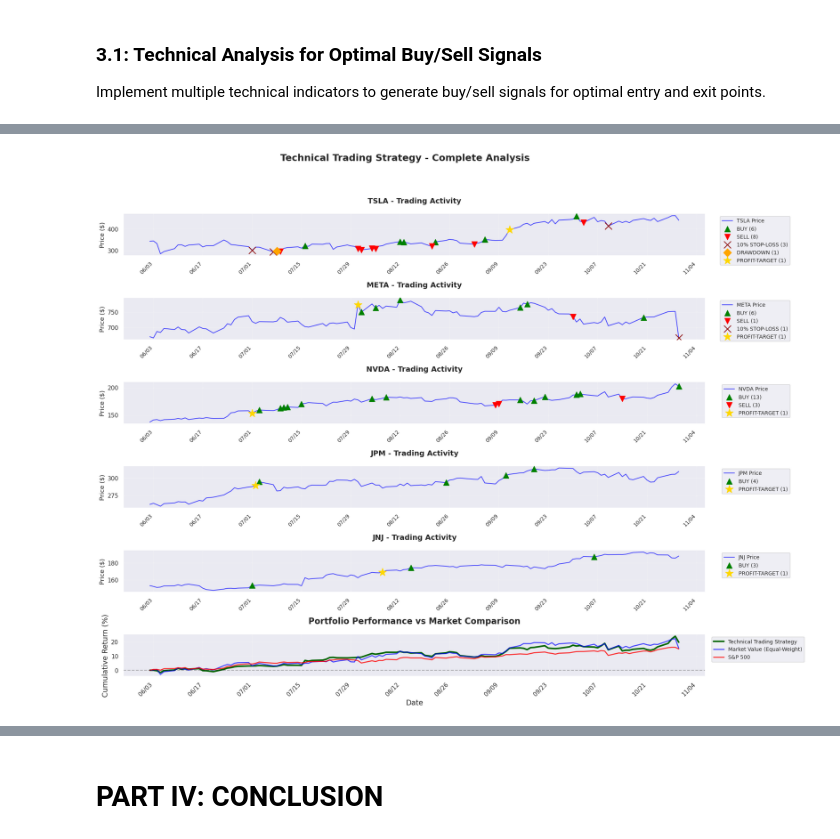
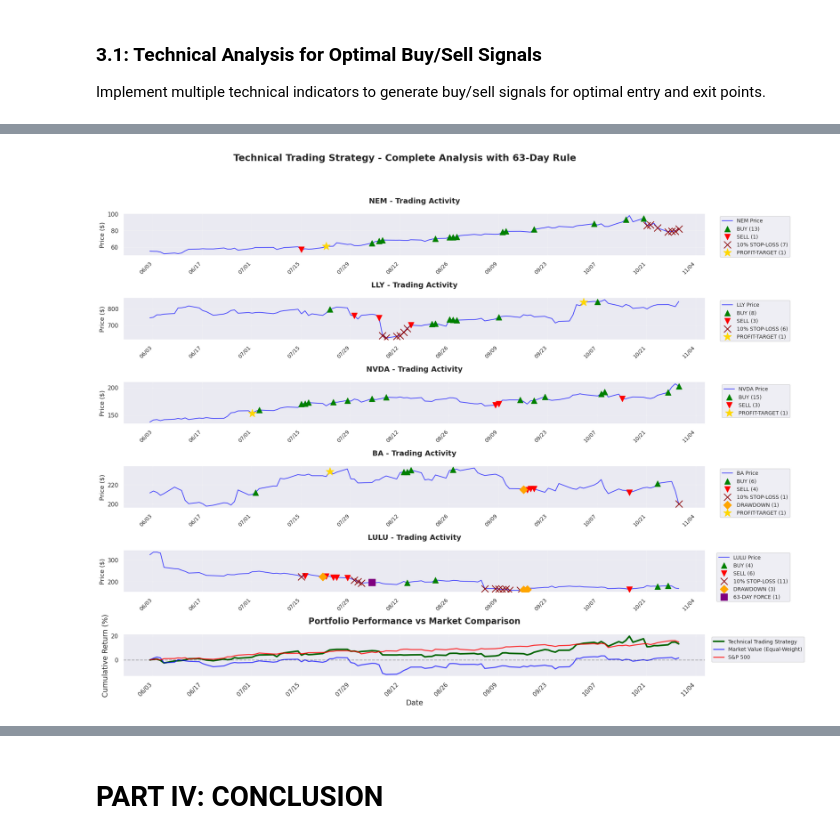
Before and after one commit to Henryy2510/draft, a Jupyter notebook: preparation.ipynb, the cells around one changed output, grey strips where cells are left out. Saved outputs shown, nothing was run; the diff lists cells and outputs as text; code cells hidden in the pictures.

```diff
--- a/preparation.ipynb
+++ b/preparation.ipynb
@@ -38,7 +38,7 @@ pd.set_option('display.width', 1000)
 ### 1.1 Gather data
 # %%
 # tickers = ['AAPL', 'MSFT', 'GOOGL', 'AMZN', 'SPY']
-tickers = ['TSLA', 'META', 'NVDA', 'JPM', 'JNJ' ]
+tickers = ['NEM', 'LLY', 'NVDA', 'BA', 'LULU' ]
 n = len(tickers)
 risk_free_rate = 0.02
 cash = 10000000  # 10 million USD
@@ -65,8 +65,8 @@ split_validation_date = "2025-05-31"
 # all_data = get_data(tickers, start_date, end_date)
 # %%
 # Get stock data
-all_data = pd.read_csv('stock_data1.csv', index_col=0, parse_dates=True)
-# all_data.to_csv('stock_data1.csv'  )
+all_data = pd.read_csv('stock_data2.csv', index_col=0, parse_dates=True)
+# all_data.to_csv('stock_data2.csv'  )
 
 # S&P 500 data download
 sp500 = yf.download('^GSPC', start=split_validation_date, end=end_date)['Close']
@@ -1078,10 +1079,10 @@ Date
 def calculate_best_portfolio_model(metrics_df, weights=None):
     if weights is None:
         weights = {
-            'sharpe_ratio': 0.40,
+            'sharpe_ratio': 0.20,
             'max_drawdown': 0.30,
-            'calmar_ratio': 0.20,
-            'volatility': 0.10
+            'calmar_ratio': 0.30,
+            'volatility': 0.20
         }
 
     # Create a copy to avoid modifying original
@@ -1136,6 +1137,7 @@ def calculate_best_portfolio_model(metrics_df, weights=None):
 
     return results_df
 
+cumulative_performance
 best_model_results = calculate_best_portfolio_model(dynamic_metrics_df)
 
 def best_portfolio_model(best_model_results=best_model_results):
@@ -1151,7 +1153,7 @@ def best_portfolio_model(best_model_results=best_model_results):
     return model_functions.get(best_model_name)
 
 print("PORTFOLIO OPTIMIZATION MODEL RANKING")
-print("=" * 50)
+print("=" * 100)
 
 # Display results
 display_cols = ['Final_Rank', 'Sharpe_Ratio', 'Max_Drawdown',
@@ -1295,6 +1336,7 @@ trade_log = []
 
 # Track buy signals and their prices for 10% PROFIT-TARGET
 buy_signal_prices = {}  # Will track the price at which each buy signal occurred
+buy_signal_dates = {}   # Will track the date when buy signal occurred
 
 # Technical indicators setup
 def calculate_rsi(prices, window=14):
@@ -1392,6 +1434,7 @@ for ticker in tickers:
     current_cash -= allocation
     # Initialize buy signal price tracking with initial allocation price
     buy_signal_prices[ticker] = first_day_prices[ticker]
+    buy_signal_dates[ticker] = test_data.index[0]
     print(f"{ticker}: {weight:.1%} -> ${allocation:,.0f} -> {shares:.0f} shares")
 
 print(f"\nRemaining Cash: ${current_cash:,.0f}")
@@ -1410,8 +1453,9 @@ print(f"Minimum Cash Reserve: ${min_cash_reserve:,.0f}")
 print(f"5% Drawdown Sell Signal (8-day rolling high)")
 print(f"10% Stop-loss (10-day rolling high)")
 print(f"10% Profit-Target - Sell ALL position if 10% above ANY buy signal price")
+print(f"63-Day Hold Rule - Force sell if stop-loss signal occurs after 63 days of buy signal")
 
-# Execute trading strategy with improved cash management
+# Execute trading strategy with improved cash management and 63-day rule
 for i, current_date in enumerate(test_data.index):
     current_prices = test_data.iloc[i]
     current_signals = technical_signals.iloc[i]
@@ -1431,6 +1475,11 @@ for i, current_date in enumerate(test_data.index):
         current_position_value = positions[ticker] * current_price
         current_weight = current_position_value / portfolio_value
 
+        # Check for 63-day rule: force stop-loss after 63 days if stop-loss signal is present
+        buy_signal_date = buy_signal_dates.get(ticker, current_date)
+        days_since_buy = (current_date - buy_signal_date).days
+        force_stop_loss = (days_since_buy >= 63 and signal <= -0.5 and positions[ticker] > 0)
+
         # Check for 10% profit-taking signal (sell ALL position if 10% above any buy signal price)
         buy_signal_price = buy_signal_prices.get(ticker, float('inf'))
         profit_from_buy_signal = (current_price - buy_signal_price) / buy_signal_price if buy_signal_price > 0 else 0
@@ -1444,6 +1493,7 @@ for i, current_date in enumerate(test_data.index):
 
             # Reset buy signal price tracking since we sold everything
             buy_signal_prices[ticker] = float('inf')
+            buy_signal_dates[ticker] = current_date
 
             trade_log.append({
                 'Date': current_date,
@@ -1459,39 +1509,48 @@ for i, current_date in enumerate(test_data.index):
                 'Buy_Signal_Price': buy_signal_price,
                 'Available_Cash_Before': current_cash - sell_amount,
                 'Cash_After': current_cash,
-                'Cash_Left_in_Vault': current_cash  # New column added
+                'Cash_Left_in_Vault': current_cash,
+                'Days_Since_Buy': days_since_buy
             })
 
             print(f"PROFIT-TARGET: {current_date.date()} - {ticker} reached {profit_from_buy_signal:.1%} profit "
                   f"from buy signal price ${buy_signal_price:.2f} to ${current_price:.2f}, "
                   f"sold ALL {shares_to_sell:.0f} shares for ${sell_amount:,.0f}")
 
-        # Check for emergency stop-loss or drawdown signals
-        elif signal <= -0.5:  # Strong negative signal from drawdown or stop-loss
-            # Emergency sell - sell larger portion
-            emergency_sell_ratio = min(0.5, abs(signal))  # Sell up to 50% based on signal strength
-            shares_to_sell = positions[ticker] * emergency_sell_ratio
+        # Check for 63-day forced stop-loss or emergency stop-loss signals
+        elif force_stop_loss or signal <= -0.5:
+            # Determine if this is a 63-day forced stop or regular emergency
+            if force_stop_loss:
+                # Force sell ALL position due to 63-day rule
+                shares_to_sell = positions[ticker]
+                signal_type = "63DAY_FORCE_STOP"
+                print(f"63-DAY RULE: {current_date.date()} - {ticker} held for {days_since_buy} days "
+                      f"with stop-loss signal {signal:.3f}, forcing complete exit")
+            else:
+                # Emergency sell - sell larger portion
+                emergency_sell_ratio = min(0.5, abs(signal))  # Sell up to 50% based on signal strength
+                shares_to_sell = positions[ticker] * emergency_sell_ratio
+                signal_type = "10%_STOP_LOSS" if signal <= -0.7 else "DRAWDOWN_SELL"
 
             if shares_to_sell > 0:
                 sell_amount = shares_to_sell * current_price
                 positions[ticker] -= shares_to_sell
                 current_cash += sell_amount
 
-                # Update buy signal price if we still have positions
-                if positions[ticker] <= 0:
+                # Update buy signal tracking
+                if positions[ticker] <= 0 or force_stop_loss:
                     buy_signal_prices[ticker] = float('inf')
+                    buy_signal_dates[ticker] = current_date
 
-                # Determine signal type for logging
+                # Calculate metrics for logging
                 daily_return = test_data[ticker].iloc[i] / test_data[ticker].iloc[i-1] - 1 if i > 0 else 0
                 rolling_high = test_data[ticker].iloc[max(0, i-8):i+1].max()
                 drawdown = (current_price - rolling_high) / rolling_high if rolling_high > 0 else 0
 
-                signal_type = "10%_STOP_LOSS" if daily_return <= -0.05 else "DRAWDOWN_SELL"
-
                 trade_log.append({
                     'Date': current_date,
                     'Ticker': ticker,
-                    'Action': f'{signal_type}',
+                    'Action': signal_type,
                     'Shares': shares_to_sell,
                     'Price': current_price,
                     'Amount': sell_amount,
@@ -1502,12 +1561,14 @@ for i, current_date in enumerate(test_data.index):
                     'Buy_Signal_Price': buy_signal_price,
                     'Available_Cash_Before': current_cash - sell_amount,
                     'Cash_After': current_cash,
-                    'Cash_Left_in_Vault': current_cash  # New column added
+                    'Cash_Left_in_Vault': current_cash,
+                    'Days_Since_Buy': days_since_buy
                 })
 
-                print(f"EMERGENCY SELL: {current_date.date()} - {ticker} {signal_type} "
-                      f"signal {signal:.3f}, daily return {daily_return:.3%}, "
-                      f"8d drawdown {drawdown:.3%}, sold ${sell_amount:,.0f}")
+                if not force_stop_loss:
+                    print(f"EMERGENCY SELL: {current_date.date()} - {ticker} {signal_type} "
+                          f"signal {signal:.3f}, daily return {daily_return:.3%}, "
+                          f"8d drawdown {drawdown:.3%}, sold ${sell_amount:,.0f}")
 
         # Strong buy signal
         elif signal > signal_threshold and current_weight < max_position_weight:
@@ -1524,8 +1585,9 @@ for i, current_date in enumerate(test_data.index):
                 positions[ticker] += shares_to_buy
                 current_cash -= actual_trade_amount
 
-                # Update buy signal price to current price for this new purchase
+                # Update buy signal price and date to current for this new purchase
                 buy_signal_prices[ticker] = current_price
+                buy_signal_dates[ticker] = current_date
 
                 trade_log.append({
                     'Date': current_date,
@@ -1541,7 +1603,8 @@ for i, current_date in enumerate(test_data.index):
                     'Buy_Signal_Price': current_price,
                     'Available_Cash_Before': current_cash + actual_trade_amount,
                     'Cash_After': current_cash,
-                    'Cash_Left_in_Vault': current_cash  # New column added
+                    'Cash_Left_in_Vault': current_cash,
+                    'Days_Since_Buy': 0
                 })
             else:
                 # Log failed trade due to insufficient cash
@@ -1561,6 +1624,7 @@ for i, current_date in enumerate(test_data.index):
                 # Update buy signal price if we still have positions
                 if positions[ticker] <= 0:
                     buy_signal_prices[ticker] = float('inf')
+                    buy_signal_dates[ticker] = current_date
 
                 trade_log.append({
                     'Date': current_date,
@@ -1576,7 +1640,8 @@ for i, current_date in enumerate(test_data.index):
                     'Buy_Signal_Price': buy_signal_price,
                     'Available_Cash_Before': current_cash - sell_amount,
                     'Cash_After': current_cash,
-                    'Cash_Left_in_Vault': current_cash  # New column added
+                    'Cash_Left_in_Vault': current_cash,
+                    'Days_Since_Buy': days_since_buy
                 })
 
 # Calculate final portfolio value
@@ -1613,11 +1678,13 @@ if trade_log:
     stop_loss_trades = [t for t in trade_log if '10%_STOP_LOSS' in t['Action']]
     drawdown_trades = [t for t in trade_log if 'DRAWDOWN_SELL' in t['Action']]
     profit_take_trades = [t for t in trade_log if 'PROFIT_TAKE_ALL' in t['Action']]
+    force_stop_trades = [t for t in trade_log if '63DAY_FORCE_STOP' in t['Action']]
     print(f"Buy Trades:               {len(buy_trades)}")
     print(f"Regular Sell Trades:      {len(sell_trades)}")
     print(f"10% Stop-Loss Trades:     {len(stop_loss_trades)}")
     print(f"Drawdown Sell Trades:     {len(drawdown_trades)}")
     print(f"PROFIT-TARGET Trades:     {len(profit_take_trades)}")
+    print(f"63-Day Force Stop Trades: {len(force_stop_trades)}")
     print(f"Total Volume Traded:      ${sum(t['Amount'] for t in trade_log):,.0f}")
 
 # Create Trading Activity Visualization
@@ -1644,6 +1711,7 @@ if trade_log:
             stop_loss_trades_ticker = [t for t in ticker_trades if '10%_STOP_LOSS' in t['Action']]
             drawdown_trades_ticker = [t for t in ticker_trades if 'DRAWDOWN_SELL' in t['Action']]
             profit_take_trades_ticker = [t for t in ticker_trades if 'PROFIT_TAKE_ALL' in t['Action']]
+            force_stop_trades_ticker = [t for t in ticker_trades if '63DAY_FORCE_STOP' in t['Action']]
 
             # Buy trades - green triangles pointing up
             if buy_trades_ticker:
@@ -1679,6 +1747,13 @@ if trade_log:
                 profit_prices = [t['Price'] for t in profit_take_trades_ticker]
                 ax.scatter(profit_dates, profit_prices, color='gold', marker='*', s=250,
                           label=f'PROFIT-TARGET ({len(profit_take_trades_ticker)})', zorder=7)
+
+            # 63-Day Force Stop trades - purple square
+            if force_stop_trades_ticker:
+                force_dates = [t['Date'] for t in force_stop_trades_ticker]
+                force_prices = [t['Price'] for t in force_stop_trades_ticker]
+                ax.scatter(force_dates, force_prices, color='purple', marker='s', s=150,
+                          label=f'63-DAY FORCE ({len(force_stop_trades_ticker)})', zorder=8)
 
         ax.set_title(f'{ticker} - Trading Activity', fontsize=14, fontweight='bold', pad=20)
         ax.set_ylabel('Price ($)', fontsize=12)
@@ -1730,7 +1805,7 @@ if trade_log:
     ax_perf.xaxis.set_major_locator(mdates.WeekdayLocator(interval=2))
     plt.setp(ax_perf.xaxis.get_majorticklabels(), rotation=45, ha='right', fontsize=11)
 
-    plt.suptitle('Technical Trading Strategy - Complete Analysis',
+    plt.suptitle('Technical Trading Strategy - Complete Analysis with 63-Day Rule',
                  fontsize=18, fontweight='bold', y=0.98)
     plt.tight_layout(rect=[0, 0.02, 1.15, 0.96])
     plt.show()
@@ -1739,12 +1814,13 @@ if trade_log:
     print(f"\n" + "="*50)
     print("DETAILED TRADE LOG ")
     print("="*50)
-    print(f"{'Date':<12} {'Ticker':<8} {'Action':<15} {'Shares':<10} {'Price':<10} {'Amount':<12} {'Signal':<8} {'Profit%':<8} {'Buy_Price':<10} {'Cash_Vault':<12}")
-    print("-" * 150)
+    print(f"{'Date':<12} {'Ticker':<8} {'Action':<15} {'Shares':<10} {'Price':<10} {'Amount':<12} {'Signal':<8} {'Profit%':<8} {'Buy_Price':<10} {'Days_Hold':<10} {'Cash_Vault':<12}")
+    print("-" * 170)
 
     for trade in trade_log:
         profit_pct = trade.get('Profit_From_Buy_Signal', 0)
         buy_price = trade.get('Buy_Signal_Price', 0)
+        days_hold = trade.get('Days_Since_Buy', 0)
         cash_vault = trade.get('Cash_Left_in_Vault', 0)
         print(f"{trade['Date'].strftime('%Y-%m-%d'):<12} "
               f"{trade['Ticker']:<8} "
@@ -1755,6 +1831,7 @@ if trade_log:
               f"{trade['Signal']:<8.3f} "
               f"{profit_pct:<8.3%} "
               f"${buy_price:<9.2f} "
+              f"{days_hold:<10} "
               f"${cash_vault:<11,.0f}")
 
 else:
@@ -1783,4 +1860,4 @@ Total Volume Traded:      $32,114,354
-[figure, old version]
+[figure, new version]
 ==================================================
 DETAILED TRADE LOG
 ==================================================
```
Also changed, not shown: parts of 14 cells of this notebook.
